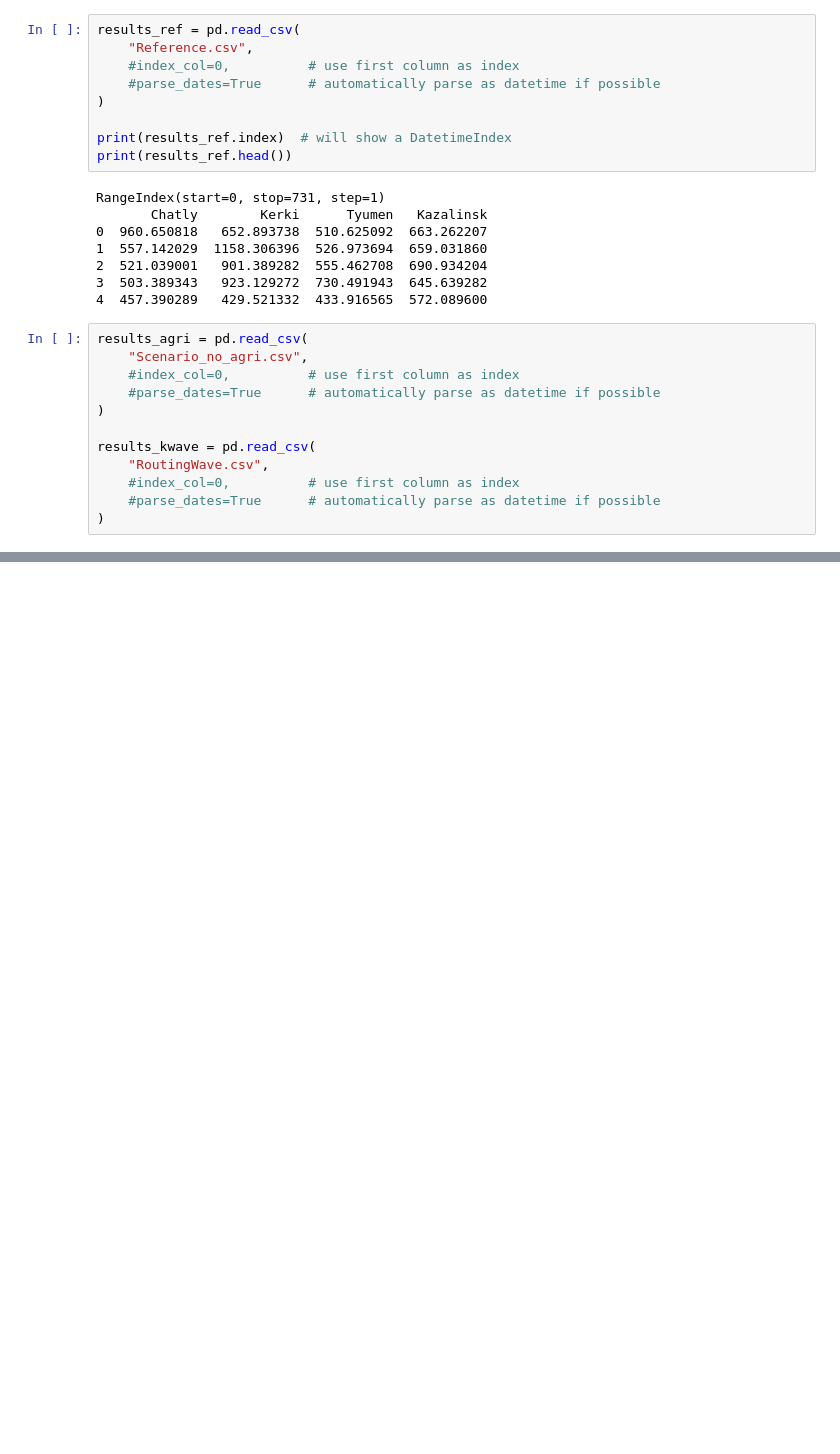
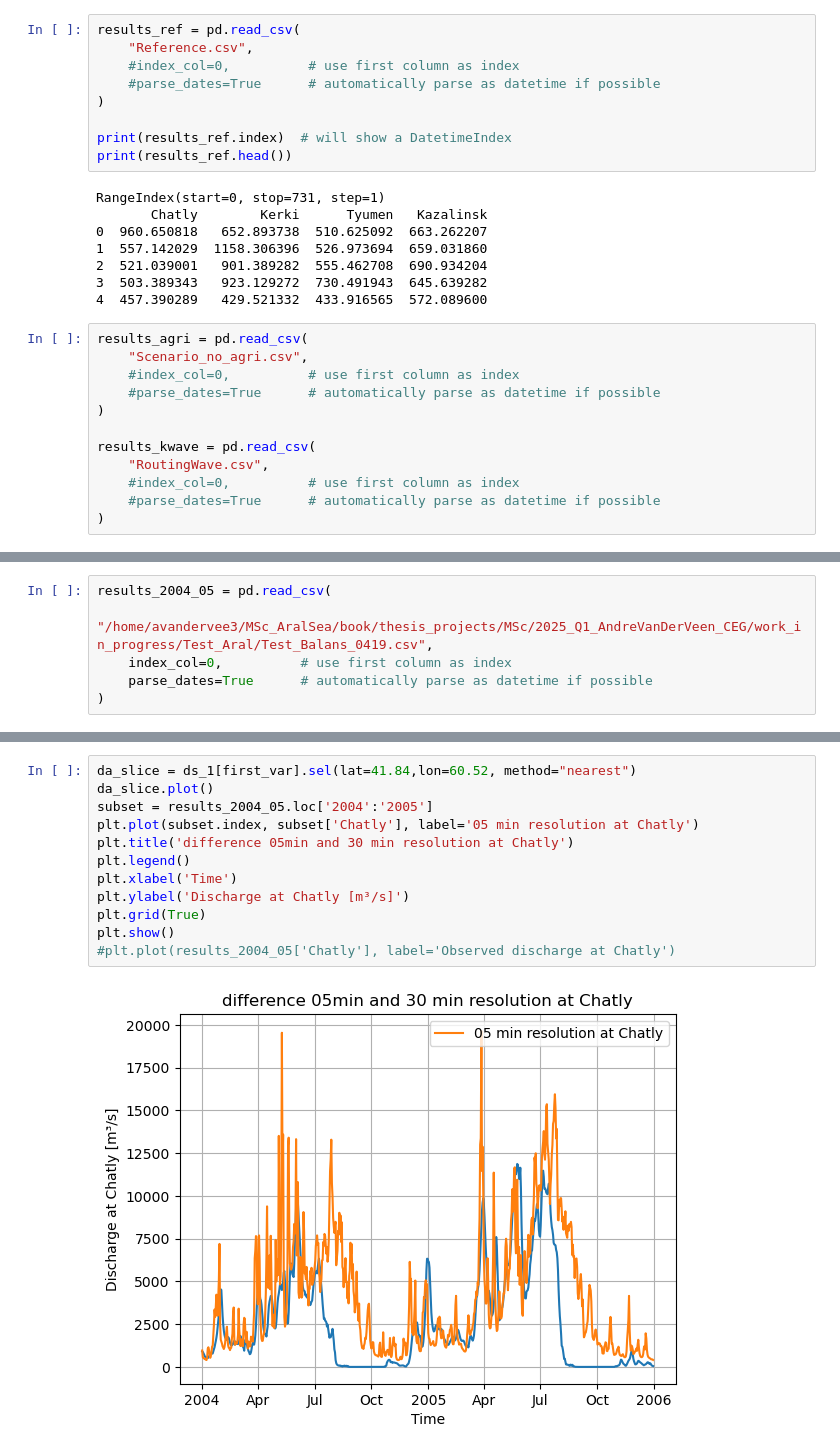
Before and after one commit to andrevdv/MSc_AralSea, a Jupyter notebook: book/thesis_projects/MSc/2025_Q1_AndreVanDerVeen_CEG/work_in_progress/Comparison/plot_comparison.ipynb, the cells around one changed output, grey strips where cells are left out. Drawn from its saved outputs; the diff is of its cells as text; blank space fills up the shorter version.

```diff
--- a/book/thesis_projects/MSc/2025_Q1_AndreVanDerVeen_CEG/work_in_progress/Comparison/plot_comparison.ipynb
+++ b/book/thesis_projects/MSc/2025_Q1_AndreVanDerVeen_CEG/work_in_progress/Comparison/plot_comparison.ipynb
@@ -67,0 +73,6 @@ plt.show()
+# %%
+results_2004_05 = pd.read_csv(
+    "/home/avandervee3/MSc_AralSea/book/thesis_projects/MSc/2025_Q1_AndreVanDerVeen_CEG/work_in_progress/Test_Aral/Test_Balans_0419.csv",
+    index_col=0,          # use first column as index
+    parse_dates=True      # automatically parse as datetime if possible
+)
@@ -67,0 +125,14 @@ plt.show()
+# %%
+da_slice = ds_1[first_var].sel(lat=41.84,lon=60.52, method="nearest")
+da_slice.plot()
+subset = results_2004_05.loc['2004':'2005']
+plt.plot(subset.index, subset['Chatly'], label='05 min resolution at Chatly')
+plt.title('difference 05min and 30 min resolution at Chatly')
+plt.legend()
+plt.xlabel('Time')
+plt.ylabel('Discharge at Chatly [m³/s]')
+plt.grid(True)
+plt.show()
+#plt.plot(results_2004_05['Chatly'], label='Observed discharge at Chatly')
+# %% [output]
+[figure, added]
```
Also changed, not shown: parts of 8 cells of this notebook.
